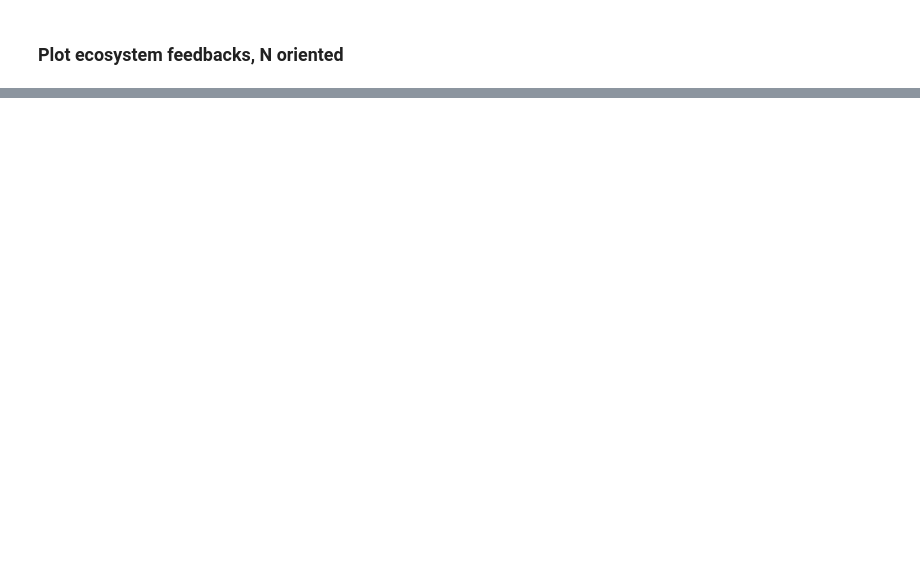
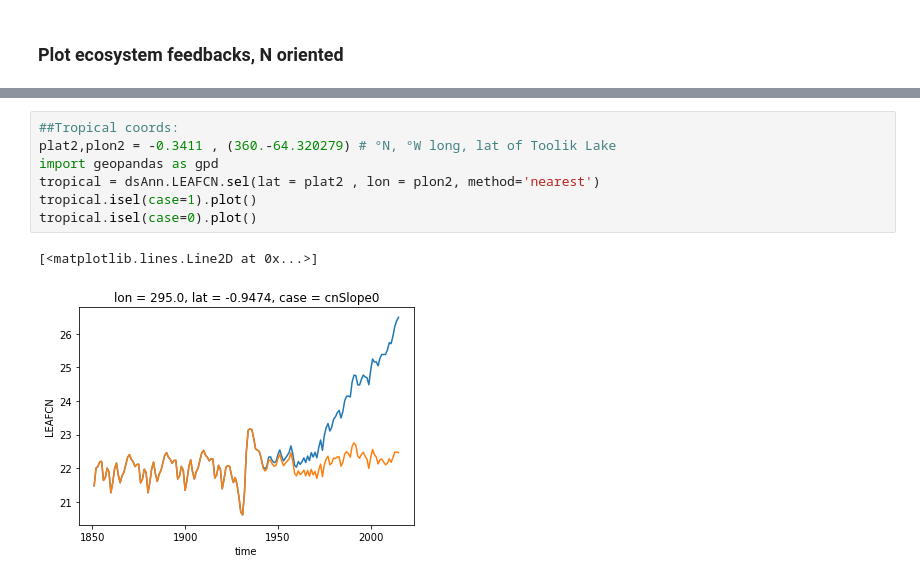
Before and after one commit to emhauser/Foliar-Stoichiometry_CO2, a Jupyter notebook: CN_CO2Global.ipynb, the cells around one changed output, grey strips where cells are left out. Cells and saved outputs as stored; diff of their text form; blank space fills up the shorter version.

```diff
--- a/CN_CO2Global.ipynb
+++ b/CN_CO2Global.ipynb
@@ -548,0 +592,10 @@ Data variables: (12/16)
+# %%
+##Tropical coords:
+plat2,plon2 = -0.3411 , (360.-64.320279) # °N, °W long, lat of Toolik Lake
+import geopandas as gpd
+tropical = dsAnn.LEAFCN.sel(lat = plat2 , lon = plon2, method='nearest')
+tropical.isel(case=1).plot()
+tropical.isel(case=0).plot()
+# %% [output]
+[<matplotlib.lines.Line2D at 0x...>]
+[figure, added]
```
Also changed, not shown: parts of 11 cells of this notebook.
